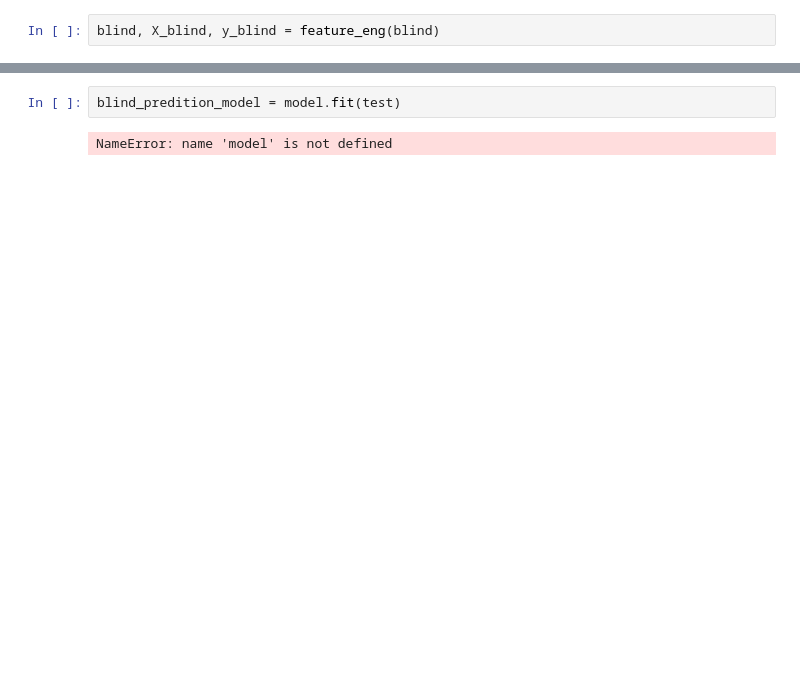
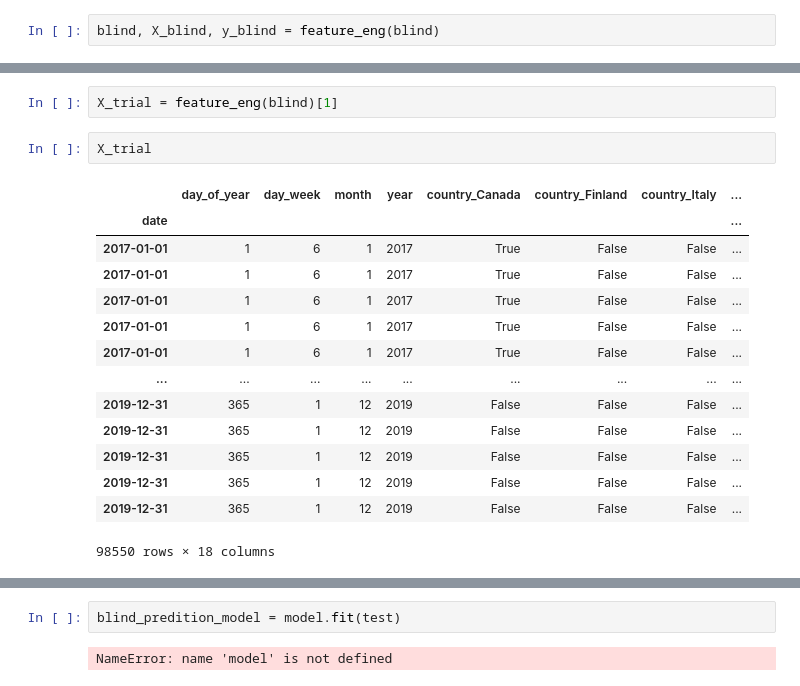
Before and after one commit to leonardosor/kaggle_comp, a Jupyter notebook: data/s5_e1_model.ipynb, the cells around one changed output, grey strips where cells are left out. Cells and saved outputs as stored; diff of their text form; blank space fills up the shorter version.

```diff
--- a/data/s5_e1_model.ipynb
+++ b/data/s5_e1_model.ipynb
@@ -131,0 +427,19 @@ test = pd.read_csv('test.csv')
+# %%
+X_trial = feature_eng(blind)[1]
+# %%
+X_trial
+# %% [output]
+|  | day_of_year | day_week | month | year | country_Canada | country_Finland | country_Italy | ... |
+| date |  |  |  |  |  |  |  | ... |
+| 2017-01-01 | 1 | 6 | 1 | 2017 | True | False | False | ... |
+| 2017-01-01 | 1 | 6 | 1 | 2017 | True | False | False | ... |
+| 2017-01-01 | 1 | 6 | 1 | 2017 | True | False | False | ... |
+| 2017-01-01 | 1 | 6 | 1 | 2017 | True | False | False | ... |
+| 2017-01-01 | 1 | 6 | 1 | 2017 | True | False | False | ... |
+| ... | ... | ... | ... | ... | ... | ... | ... | ... |
+| 2019-12-31 | 365 | 1 | 12 | 2019 | False | False | False | ... |
+| 2019-12-31 | 365 | 1 | 12 | 2019 | False | False | False | ... |
+| 2019-12-31 | 365 | 1 | 12 | 2019 | False | False | False | ... |
+| 2019-12-31 | 365 | 1 | 12 | 2019 | False | False | False | ... |
+| 2019-12-31 | 365 | 1 | 12 | 2019 | False | False | False | ... |
+98550 rows × 18 columns
```
Also changed, not shown: parts of 19 cells of this notebook, 5 other files.
